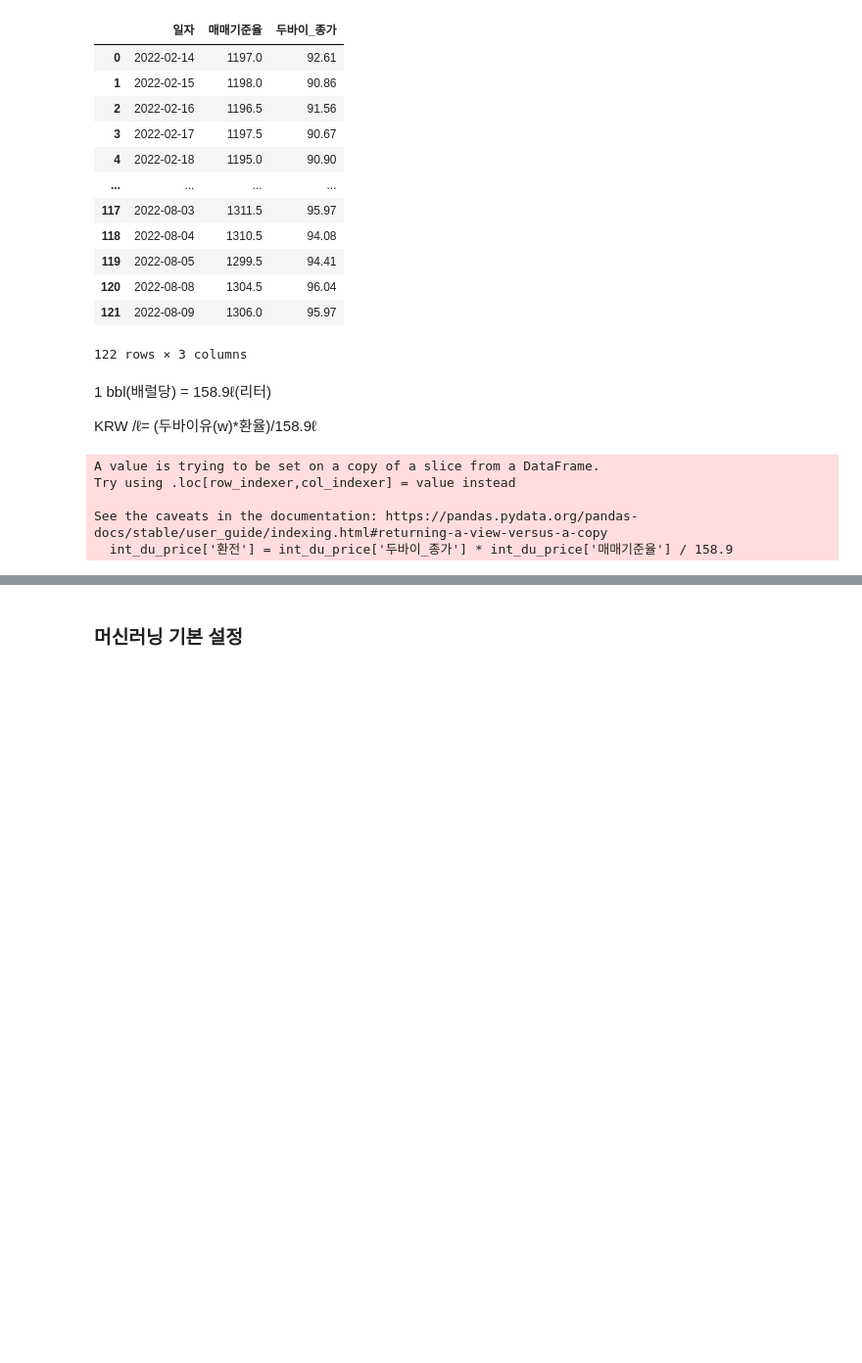
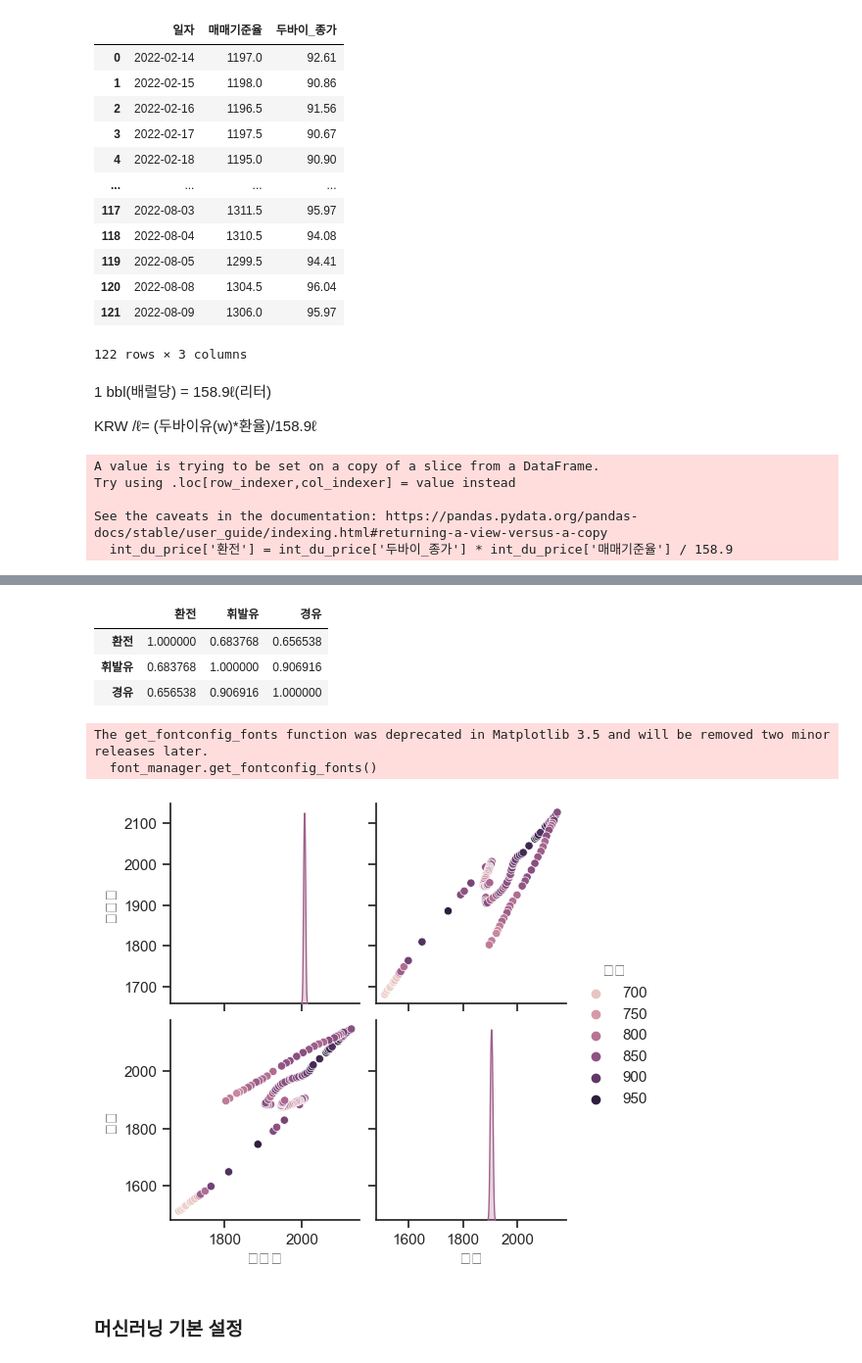
Before and after one commit to certainly-I/Busan-Oil-Price-Analysis, a Jupyter notebook: 국내유가_국제유가_비교분석.ipynb, the cells around one changed output, grey strips where cells are left out. Shown at 98% size. Saved outputs shown, nothing was run; the diff lists cells and outputs as text; code cells hidden in the pictures; blank space fills up the shorter version.

```diff
--- a/국내유가_국제유가_비교분석.ipynb
+++ b/국내유가_국제유가_비교분석.ipynb
@@ -252,0 +284,3 @@ int_du_price
+# %%
+domestic_price = domestic_data.groupby(['기간'])[['휘발유','경유']].mean().round(1)
+domestic_price
@@ -252,0 +302,4 @@ int_du_price
+# %%
+# 두바이 유가, 휘발유가, 경유가 합치기
+oil_price = pd.merge(int_du_price, domestic_price, left_on="일자", right_on="기간")
+oil_price
@@ -252,0 +320,3 @@ int_du_price
+# %%
+oil_price = oil_price.drop(columns=['매매기준율','두바이_종가'])
+oil_price
@@ -252,0 +337,8 @@ int_du_price
+# %%
+oil_price_corr = oil_price.corr(method='pearson')
+oil_price_corr
+# %% [output]
+|  | 환전 | 휘발유 | 경유 |
+| 환전 | 1.000000 | 0.683768 | 0.656538 |
+| 휘발유 | 0.683768 | 1.000000 | 0.906916 |
+| 경유 | 0.656538 | 0.906916 | 1.000000 |
@@ -253,2 +355,18 @@ int_du_price
+# %%
+# 폰트 설정
+font_manager.get_fontconfig_fonts()
+font_path = "C:/Windows/Fonts/malgun.ttf"
+font_name = font_manager.FontProperties(fname=font_path).get_name()
+plt.rc("font", family=get_font_name())
+# %% [output]
+The get_fontconfig_fonts function was deprecated in Matplotlib 3.5 and will be removed two minor releases later.
+  font_manager.get_fontconfig_fonts()
+# %%
+sns.set(style='ticks', color_codes=True)
+# bool 타입은 산점도에서 오류내기 때문에 adult_male, alone bool -> int32 로 변환/ object는 자동으로 제외돼서 나타남(vars=로 선택안해도 됨)
+sns.pairplot(oil_price, hue='환전')
+plt.show()
+# %% [output]
+[figure, added]
 # %% [markdown]
 ### 머신러닝 기본 설정
```
Also changed, not shown: parts of 10 cells of this notebook.
